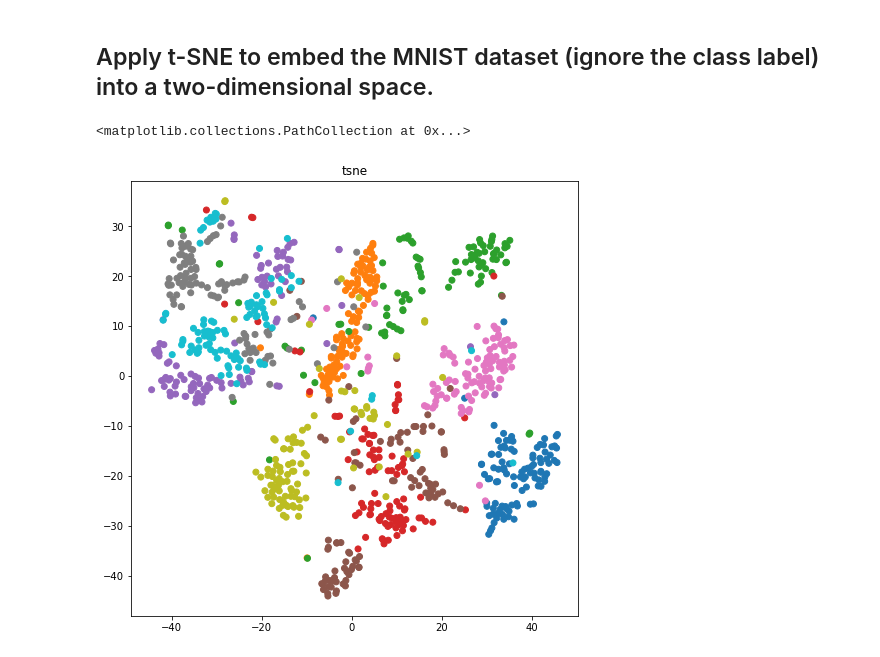
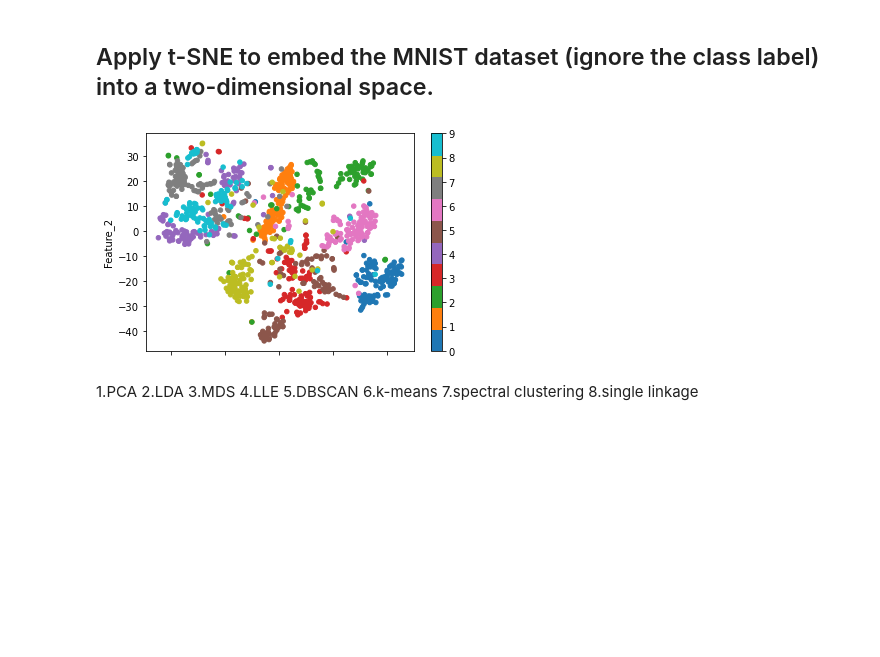
Before and after one commit to chouguting/ntou_machine_learning, a Jupyter notebook: homework_03.ipynb, the cells around one changed output. Drawn from its saved outputs; the diff is of its cells as text; code cells hidden in the pictures; blank space fills up the shorter version.

```diff
--- a/homework_03.ipynb
+++ b/homework_03.ipynb
@@ -111,32 +111,45 @@ ward_normalized_mutual_info_score: 0.31908185424236946
 # %%
 import tensorflow as tf
 import matplotlib.pyplot as plt
 from sklearn.manifold import TSNE
 warnings.simplefilter(action='ignore', category=FutureWarning)
 
 (x_train,y_train), (x_test,y_test) = tf.keras.datasets.mnist.load_data()
 
 sample_id = []
 y         = []
 
 ##每個class取前100個sample
 for i in range(10):
     #取出每個class的sample
     p = np.argwhere(y_train==i).ravel()[:100] #取前100個
     sample_id.extend(p) ##feature
     y.extend([i]*100)  ##label
 
 X = np.reshape(x_train[sample_id],(-1,784))  #28*28變成1*784
 y = np.array(y)
 
 # apply t-SNE to embed the row vector of X into a 2-dimensional space
 tsne = TSNE(n_components=2, random_state=0) #呼叫TSNE，設定要轉換成2維
 X_tsne = tsne.fit_transform(X)  #將X轉換成2維
 #畫圖
-plt.figure(figsize=(8,8))
-plt.subplot(1,1,1)
-plt.title('tsne')
-plt.scatter(X_tsne[:,0],X_tsne[:,1],c=y, cmap='tab10')
+# plt.figure(figsize=(8,8))
+# plt.subplot(1,1,1)
+# plt.title('tsne')
+# plt.scatter(X_tsne[:,0],X_tsne[:,1],c=y, cmap='tab10')
+
+##其他畫圖方式
+df = pd.DataFrame(X_tsne,columns=['Feature_1','Feature_2'])
+df.plot.scatter(x='Feature_1',y='Feature_2',c=y,cmap='tab10')
+plt.show()
 # %% [output]
-<matplotlib.collections.PathCollection at 0x...>
-[figure, old version]
+[figure, new version]
+# %% [markdown]
+1.PCA
+2.LDA
+3.MDS
+4.LLE
+5.DBSCAN
+6.k-means
+7.spectral clustering
+8.single linkage
```
Also changed, not shown: parts of 1 cell of this notebook, 23 other files.
